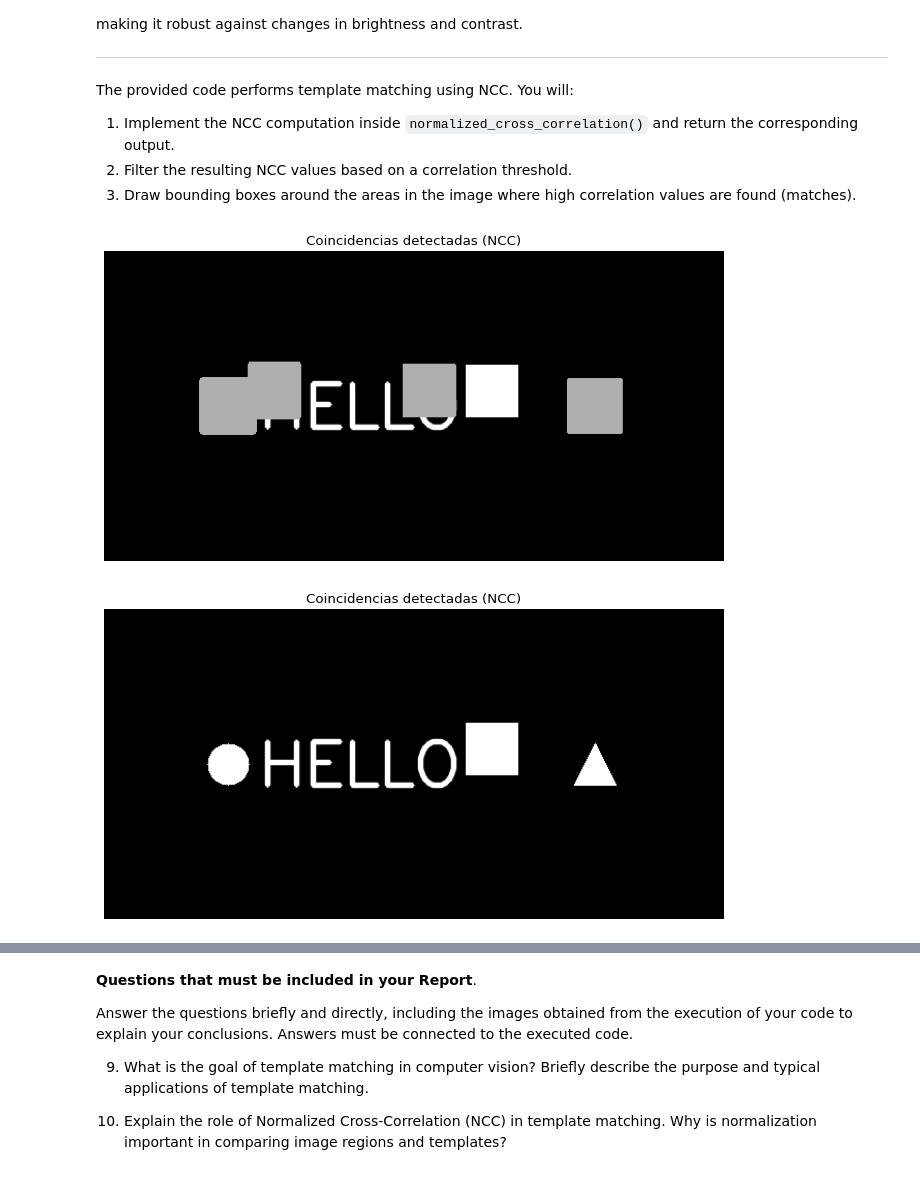
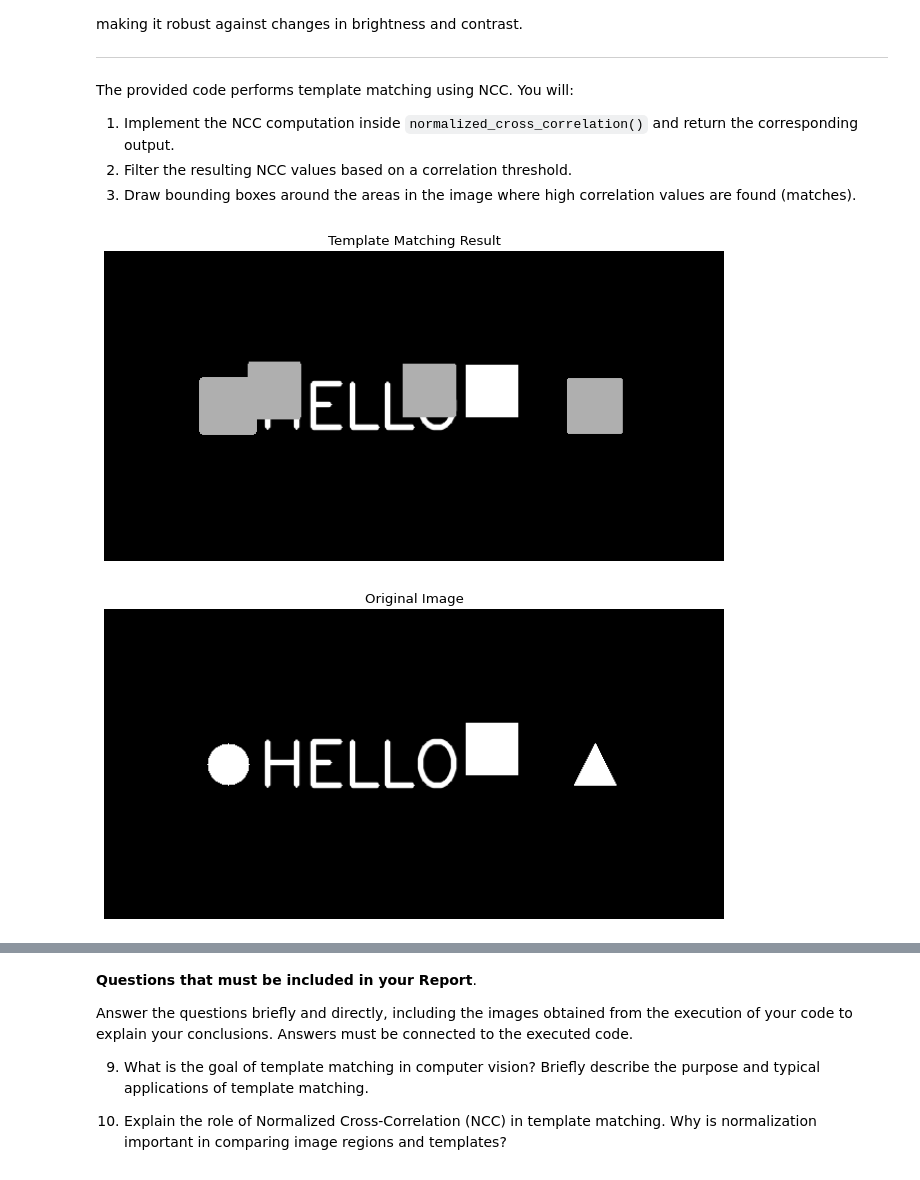
Before and after one commit to Pablo-H-H/Proyecto-1-Vision-Por-Computador, a Jupyter notebook: Project1.ipynb, the cells around one changed output, grey strips where cells are left out. Cells and saved outputs as stored; diff of their text form; code cells hidden in the pictures.

```diff
--- a/Project1.ipynb
+++ b/Project1.ipynb
@@ -754,37 +754,37 @@ templates = load_templates(files_path)
 # Store matches
 all_matches = []
 
 # Set matching threshold
 threshold = 0.8
 
 # Perform template matching for each template
 for template, shape in templates:
   matches = normalized_cross_correlation(image, template)
   matches = filter_results(matches, threshold)
 
   all_matches.extend(matches)
 
 
 # # Draw bounding boxes around matches
 result_image = draw_bounding_boxes(image, all_matches, shape)
 
 # Display result image
 # Your code goes here!
 
 plt.figure(figsize=(10, 8), dpi=80)
 plt.imshow(cv2.cvtColor(result_image, cv2.COLOR_BGR2RGB))
-plt.title("Coincidencias detectadas (NCC)")
+plt.title("Template Matching Result")
 plt.axis("off")
 plt.show()
 
 plt.figure(figsize=(10, 8), dpi=80)
 plt.imshow(cv2.cvtColor(image, cv2.COLOR_BGR2RGB))
-plt.title("Coincidencias detectadas (NCC)")
+plt.title("Original Image")
 plt.axis("off")
 plt.show()
 # %% [output]
-[figure, old version]
+[figure, new version]
-[figure, old version]
+[figure, new version]
 # %%
 # Load image
 image = cv2.imread("images/template/template_example.png", 0)
```
Also changed, not shown: parts of 4 cells of this notebook.
